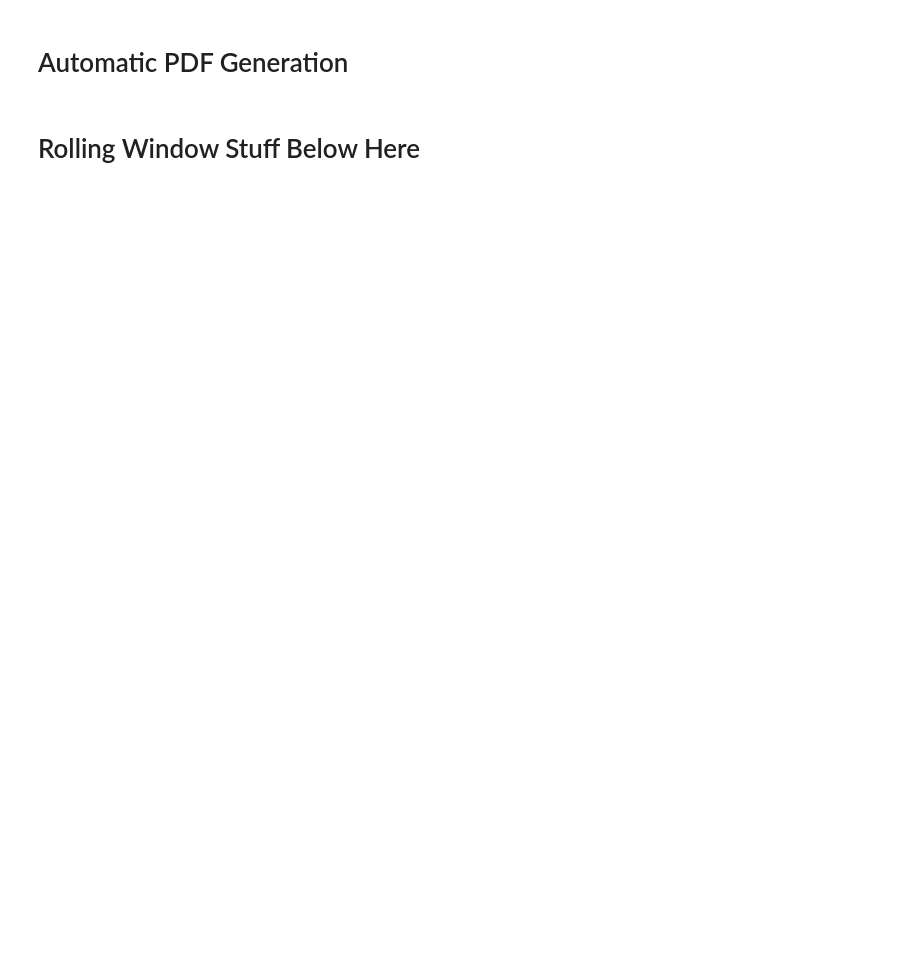
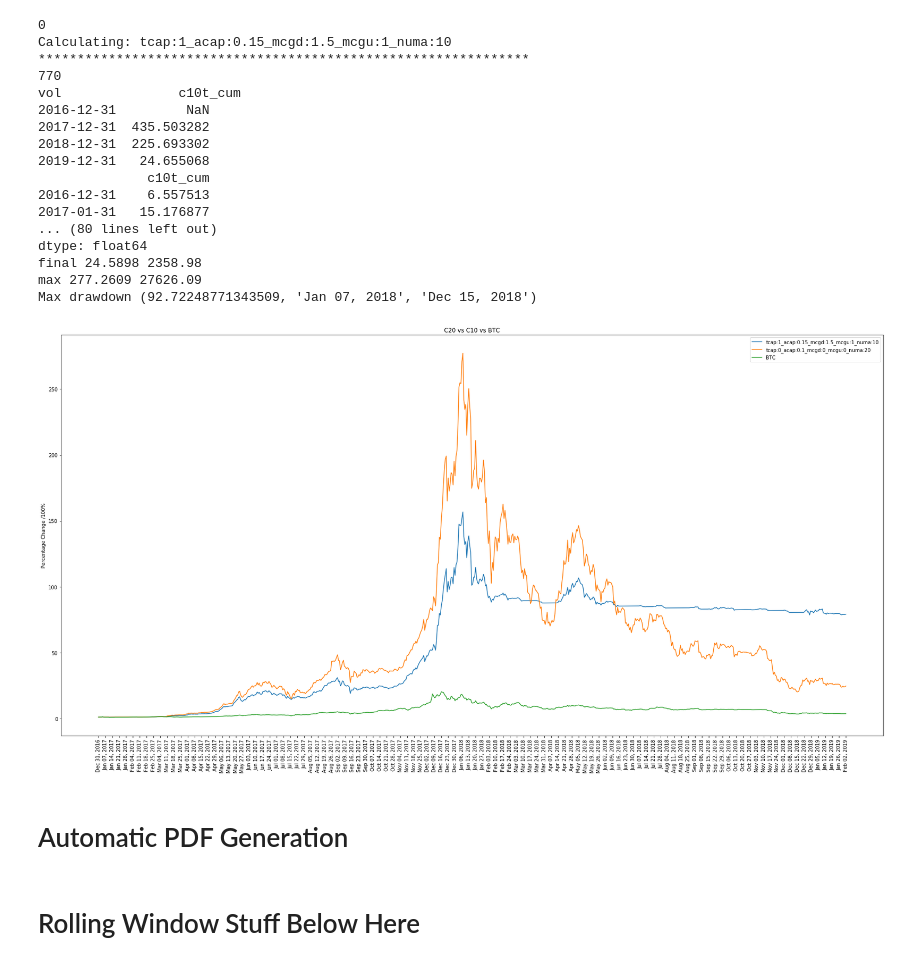
Before and after one commit to crypto20-dev/Invictus, a Jupyter notebook: final_tether_C10_rollingwindow.ipynb, the cells around one changed output. Cells and saved outputs as stored; diff of their text form; code cells hidden in the pictures; blank space fills up the shorter version.

```diff
--- a/final_tether_C10_rollingwindow.ipynb
+++ b/final_tether_C10_rollingwindow.ipynb
@@ -238,9 +353,9 @@ print(daily_tether_interest_rate)
-# %%
-def toTitle(graph):
-    if graph[2][0] == "mcg":
-        return((graph[0][0] + ":" + str(graph[0][1]) + "_" + graph[1][0] + ":" + str(graph[1][1]) + "_" + graph[2][0] + ":" + str(graph[2][1])))
-    else:
-        return (graph[0][0] + ":" + str(graph[0][1]) + "_" + graph[1][0] + ":" + str(graph[1][1]) + "_" + graph[2][0] + ":" + str(graph[2][1]) + "_" + graph[3][0] + ":" + str(graph[3][1]))
+# %%
+def toTitle(graph):
+    title = ""
+    for param in graph:
+        title += param[0] + ":" + str(param[1]) + "_"
+    return title[0:-1]
 # %%
 #////////////////////////////////////////////////////////////////////////////////////////////
 # Selecting dates and median market caps
@@ -375,6 +492,7 @@ final_series_list = []
 # %%
 #calculating tmc movements for graphing purposes
 # %%
+replace_titles = ["C10", "C20"]
 final_comp_list = []
 test_listy = []
 test_listy_2 = []
@@ -483,7 +601,7 @@ for count, graph in enumerate(final_dict_list):
     prev_column = ""
     expense_multiplier = 1
     delta = 0
-    for count, column in enumerate(selectedmarket):
+    for iter, column in enumerate(selectedmarket):
 
         #sort in descending order
         selectedmc10t[column] = selectedmarket[column].sort_values(ascending=False)
@@ -518,7 +636,7 @@ for count, graph in enumerate(final_dict_list):
         invest10t[column] = pd.DataFrame({'coin': topcoins10t[column], 'pct_share': ps10t[column]})
         invest10t[column] = invest10t[column].set_index('coin')
 
-#         if count > 0:
+#         if iter > 0:
 #             delta = calculate_expenses(invest10t[prev_column], invest10t[column])
 #             print("delta", delta)
 #             expense_multiplier = (1 - delta * expense_rate)
@@ -642,6 +760,9 @@ for count, graph in enumerate(final_dict_list):
 
     plt.ylabel('Percentage Change /100%')
     plt.rcParams['figure.figsize'] = (30,15)
+
+    replace_title = replace_titles[count]
+
     plt.plot(c10t_returns_df['c10t_cum'], label=toTitle(graph))
     max_dd, start, end = max_drawdown(c10t_returns_df['c10t_cum'])
     print("Max drawdown", max_drawdown(c10t_returns_df['c10t_cum']))
@@ -649,34 +770,54 @@ for count, graph in enumerate(final_dict_list):
     final_series_list.append(c10t_returns_df['c10t_cum'].copy())
 
     #Add dots indicating beginning and end of the maximum drawdown period
 #     plt.plot([start, end], [c10t_returns_df['c10t_cum'][start], c10t_returns_df['c10t_cum'][end]], 'o', color='Red', markersize=10)
 
     plt.xticks(np.arange(0,len(c10t_returns_df),step=7), rotation=90)
-    plt.title(toTitle(graph).replace("_", " ") + " --" + " fin:" + str(graphfinal) + " max:" + str(graphmax))
+#     plt.title(toTitle(graph).replace("_", " ") + " --" + " fin:" + str(graphfinal) + " max:" + str(graphmax))
+    plt.title("C20 vs C10 vs BTC")
     final_comp_list.append((invest10t, toTitle(graph)))
     #     plt.ylim(0, 180)
 
     #/////////////////////////////////
 #     plt.legend()
 #     plt.savefig('tether_graphs_asymmetric/' + toTitle(graph) + ".png", dpi=100)
 
 #     plt.clf()
 #     plt.cla()
 #     plt.close()
 
 
 # plt.plot(tmc_pct_full['TMC'], label="TMC")
 # plt.xticks(np.arange(0,len(tmc_pct_full),step=7), rotation=90)
 
 pct_bitcoin.to_excel(writer, "Bitcoin")
 plt.plot(pct_bitcoin['bitcoin'], label="BTC")
 plt.xticks(np.arange(0,len(pct_bitcoin),step=7), rotation=90)
 
 plt.legend()
 plt.rcParams['figure.figsize'] = (30,15)
 plt.savefig('tether_asymm_comb/' + "combined" + ".png", dpi=100)
 plt.show()
 writer.save()
+# %% [output]
+0
+Calculating: tcap:1_acap:0.15_mcgd:1.5_mcgu:1_numa:10
+***************************************************************
+770
+vol               c10t_cum
+2016-12-31         NaN
+2017-12-31  435.503282
+2018-12-31  225.693302
+2019-12-31   24.655068
+              c10t_cum
+2016-12-31    6.557513
+2017-01-31   15.176877
+... (80 lines left out)
+dtype: float64
+final 24.5898 2358.98
+max 277.2609 27626.09
+Max drawdown (92.72248771343509, 'Jan 07, 2018', 'Dec 15, 2018')
+[figure, added]
 # %%
 # test_listy_2[2] + test_listy[2] + 1).cumprod()
 
```
Also changed, not shown: parts of 14 cells of this notebook.
